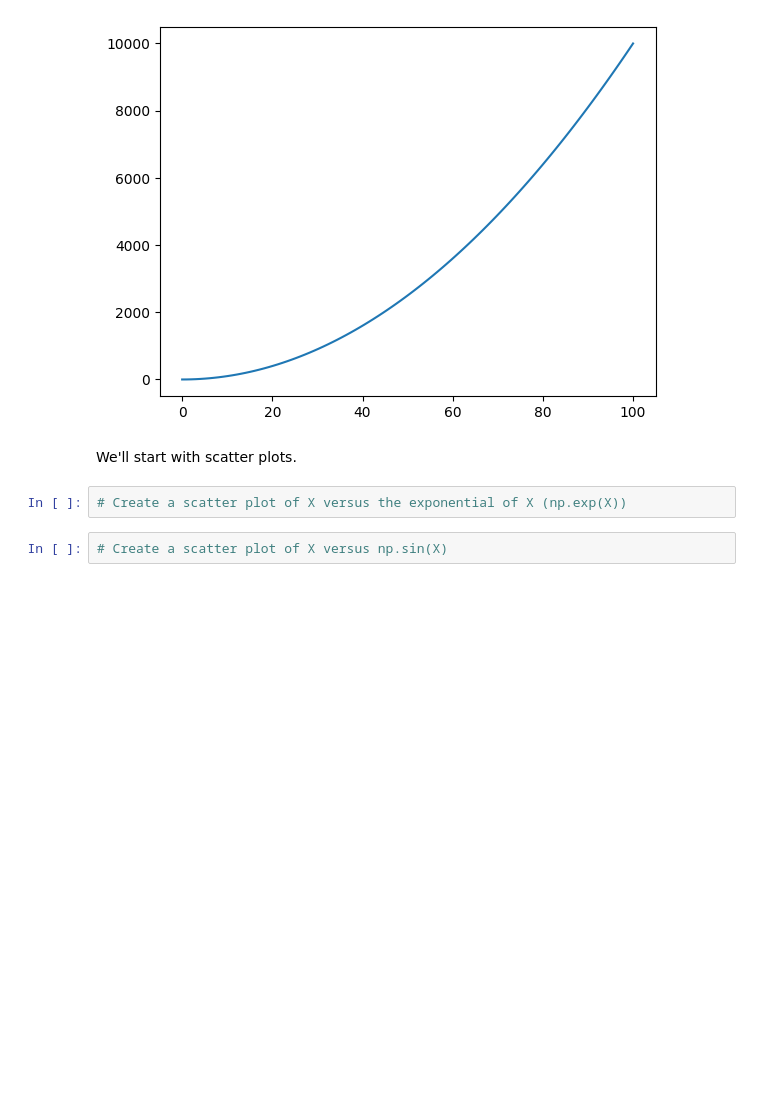
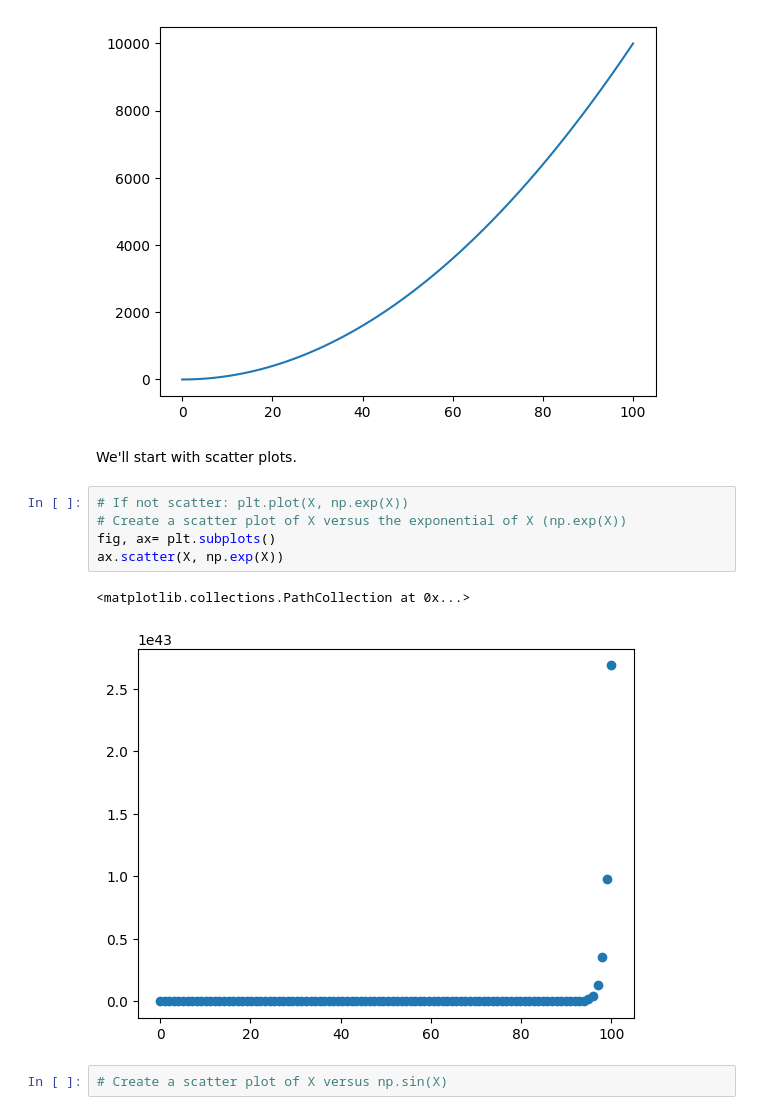
Before and after one commit to GhadeerZahwe/Matplotlib_Practice, a Jupyter notebook: matplotlib-exercises.ipynb, the cells around one changed output. Cells and saved outputs as stored; diff of their text form; blank space fills up the shorter version.

Commit message:
Created a scatter plot of X versus the exponential of X

```diff
--- a/matplotlib-exercises.ipynb
+++ b/matplotlib-exercises.ipynb
@@ -120,7 +120,13 @@ ax.plot(X,y)
 # %% [markdown]
 We'll start with scatter plots.
 # %%
+# If not scatter: plt.plot(X, np.exp(X))
 # Create a scatter plot of X versus the exponential of X (np.exp(X))
+fig, ax= plt.subplots()
+ax.scatter(X, np.exp(X))
+# %% [output]
+<matplotlib.collections.PathCollection at 0x...>
+[figure, added]
 # %%
 # Create a scatter plot of X versus np.sin(X)
 # %% [markdown]
```
